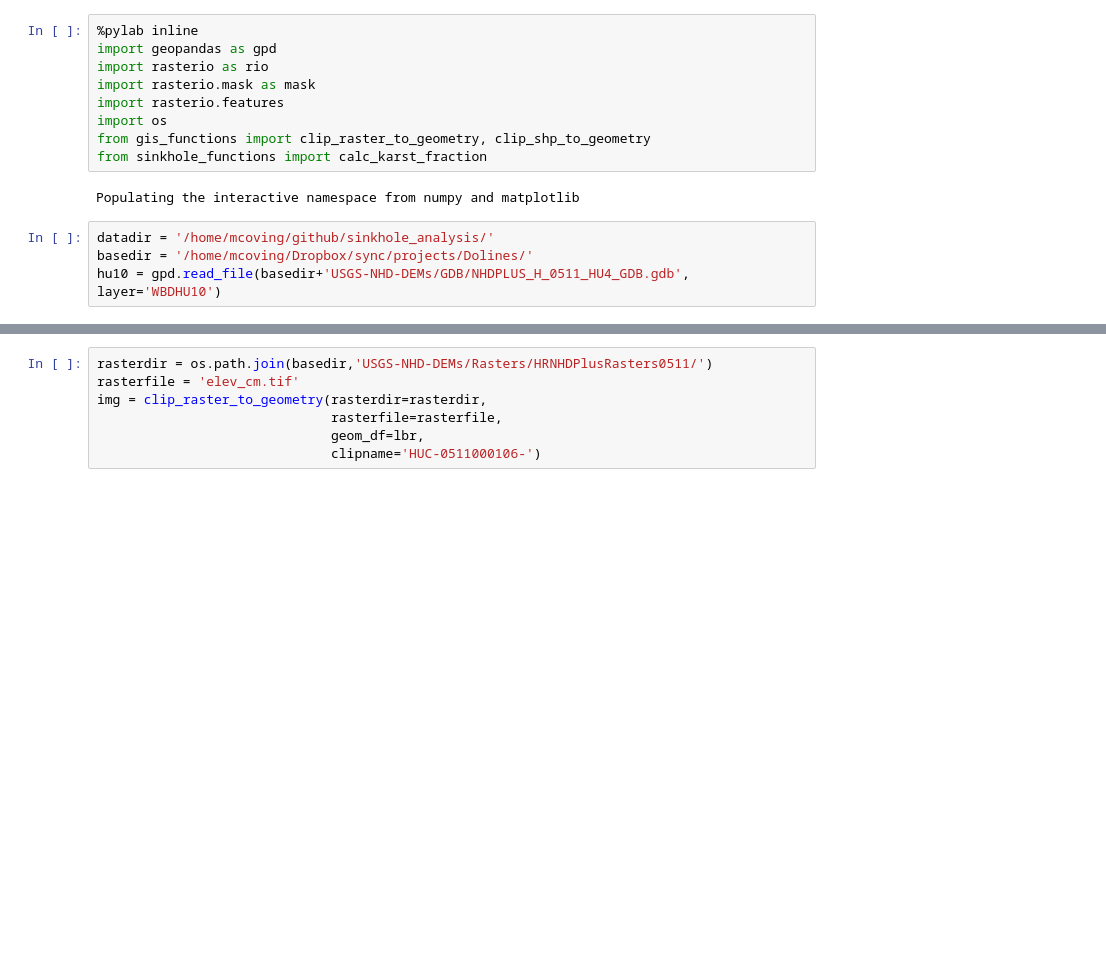
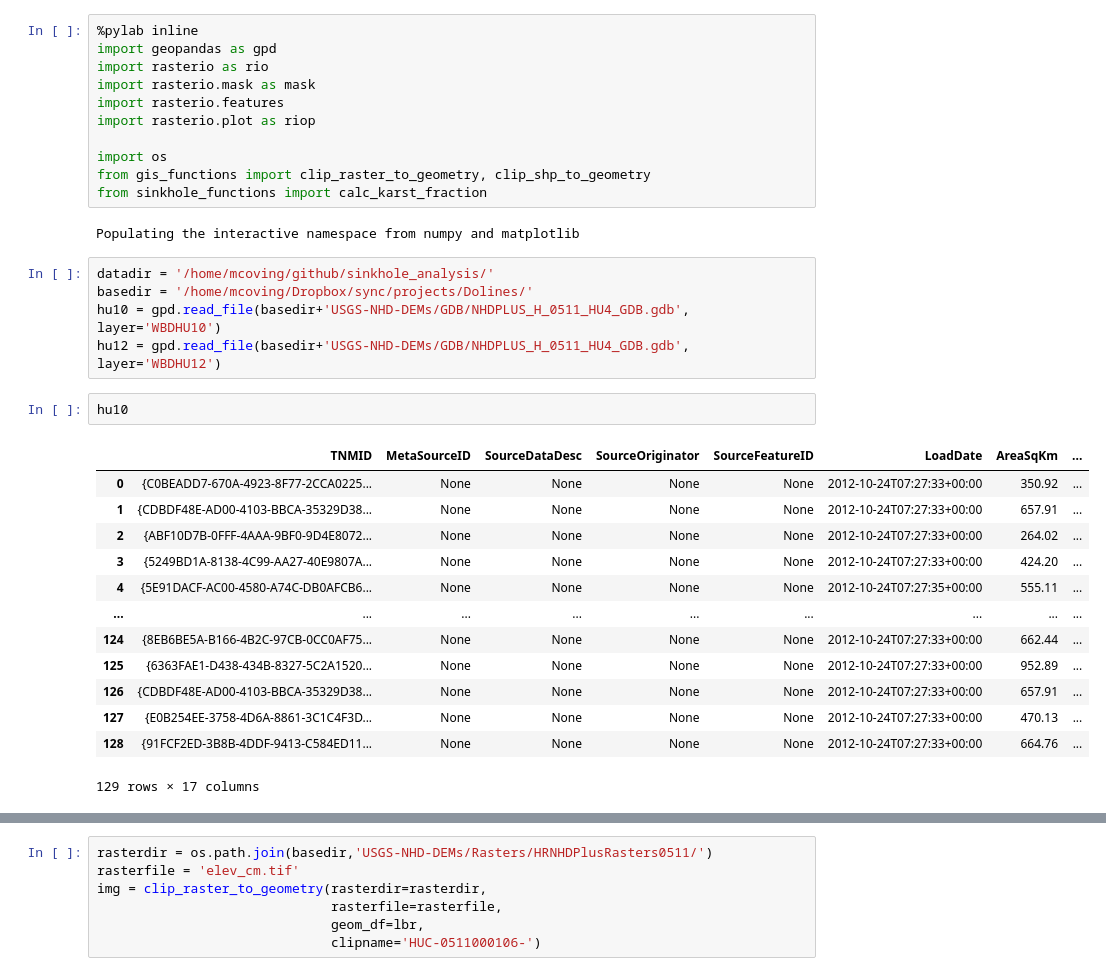
Before and after one commit to CovingtonResearchGroup/sinkhole_analysis, a Jupyter notebook: ky-test-analysis.ipynb, the cells around one changed output, grey strips where cells are left out. Drawn from its saved outputs; the diff is of its cells as text; blank space fills up the shorter version.

```diff
--- a/ky-test-analysis.ipynb
+++ b/ky-test-analysis.ipynb
@@ -4,6 +4,8 @@ import geopandas as gpd
 import rasterio as rio
 import rasterio.mask as mask
 import rasterio.features
+import rasterio.plot as riop
+
 import os
 from gis_functions import clip_raster_to_geometry, clip_shp_to_geometry
 from sinkhole_functions import calc_karst_fraction
@@ -13,6 +15,23 @@ Populating the interactive namespace from numpy and matplotlib
 datadir = '/home/mcoving/github/sinkhole_analysis/'
 basedir = '/home/mcoving/Dropbox/sync/projects/Dolines/'
 hu10 = gpd.read_file(basedir+'USGS-NHD-DEMs/GDB/NHDPLUS_H_0511_HU4_GDB.gdb', layer='WBDHU10')
+hu12 = gpd.read_file(basedir+'USGS-NHD-DEMs/GDB/NHDPLUS_H_0511_HU4_GDB.gdb', layer='WBDHU12')
+# %%
+hu10
+# %% [output]
+|  | TNMID | MetaSourceID | SourceDataDesc | SourceOriginator | SourceFeatureID | LoadDate | AreaSqKm | ... |
+| 0 | {C0BEADD7-670A-4923-8F77-2CCA0225... | None | None | None | None | 2012-10-24T07:27:33+00:00 | 350.92 | ... |
+| 1 | {CDBDF48E-AD00-4103-BBCA-35329D38... | None | None | None | None | 2012-10-24T07:27:33+00:00 | 657.91 | ... |
+| 2 | {ABF10D7B-0FFF-4AAA-9BF0-9D4E8072... | None | None | None | None | 2012-10-24T07:27:33+00:00 | 264.02 | ... |
+| 3 | {5249BD1A-8138-4C99-AA27-40E9807A... | None | None | None | None | 2012-10-24T07:27:33+00:00 | 424.20 | ... |
+| 4 | {5E91DACF-AC00-4580-A74C-DB0AFCB6... | None | None | None | None | 2012-10-24T07:27:35+00:00 | 555.11 | ... |
+| ... | ... | ... | ... | ... | ... | ... | ... | ... |
+| 124 | {8EB6BE5A-B166-4B2C-97CB-0CC0AF75... | None | None | None | None | 2012-10-24T07:27:33+00:00 | 662.44 | ... |
+| 125 | {6363FAE1-D438-434B-8327-5C2A1520... | None | None | None | None | 2012-10-24T07:27:33+00:00 | 952.89 | ... |
+| 126 | {CDBDF48E-AD00-4103-BBCA-35329D38... | None | None | None | None | 2012-10-24T07:27:33+00:00 | 657.91 | ... |
+| 127 | {E0B254EE-3758-4D6A-8861-3C1C4F3D... | None | None | None | None | 2012-10-24T07:27:33+00:00 | 470.13 | ... |
+| 128 | {91FCF2ED-3B8B-4DDF-9413-C584ED11... | None | None | None | None | 2012-10-24T07:27:33+00:00 | 664.76 | ... |
+129 rows × 17 columns
 # %%
 #Load Little Barren River HUC10
 lbr = hu10[hu10.HUC10 == '0511000106']
```
Also changed, not shown: parts of 17 cells of this notebook, 3 other files.
